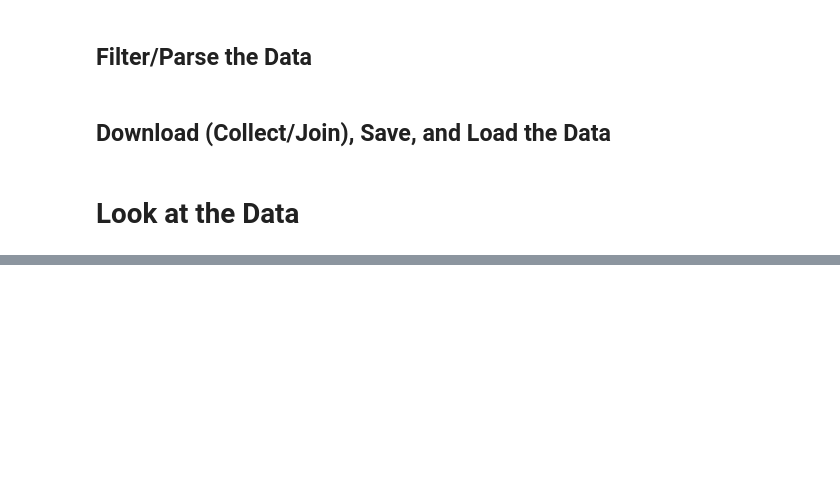
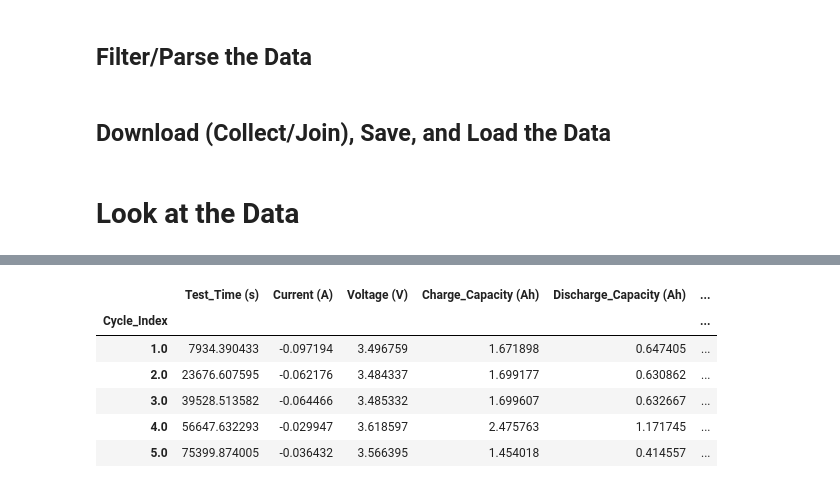
Before and after one commit to ben-my-to/483_ML_BatteryLife, a Jupyter notebook: setup.ipynb, the cells around one changed output, grey strips where cells are left out. Cells and saved outputs as stored; diff of their text form; code cells hidden in the pictures; blank space fills up the shorter version.

```diff
--- a/setup.ipynb
+++ b/setup.ipynb
@@ -92,0 +134,11 @@ plt.figure(figsize=(15.8))
+# %%
+small_battery = pd.read_pickle(nils_path+"\Output\small_battery.pkl")
+small_battery.head()
+# %% [output]
+|  | Test_Time (s) | Current (A) | Voltage (V) | Charge_Capacity (Ah) | Discharge_Capacity (Ah) | ... |
+| Cycle_Index |  |  |  |  |  | ... |
+| 1.0 | 7934.390433 | -0.097194 | 3.496759 | 1.671898 | 0.647405 | ... |
+| 2.0 | 23676.607595 | -0.062176 | 3.484337 | 1.699177 | 0.630862 | ... |
+| 3.0 | 39528.513582 | -0.064466 | 3.485332 | 1.699607 | 0.632667 | ... |
+| 4.0 | 56647.632293 | -0.029947 | 3.618597 | 2.475763 | 1.171745 | ... |
+| 5.0 | 75399.874005 | -0.036432 | 3.566395 | 1.454018 | 0.414557 | ... |
```
Also changed, not shown: parts of 16 cells of this notebook, 3 other files.
